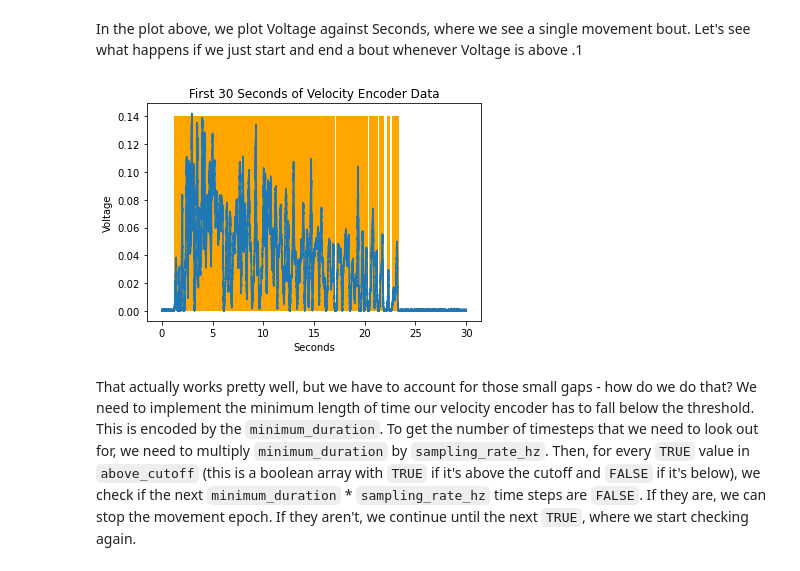
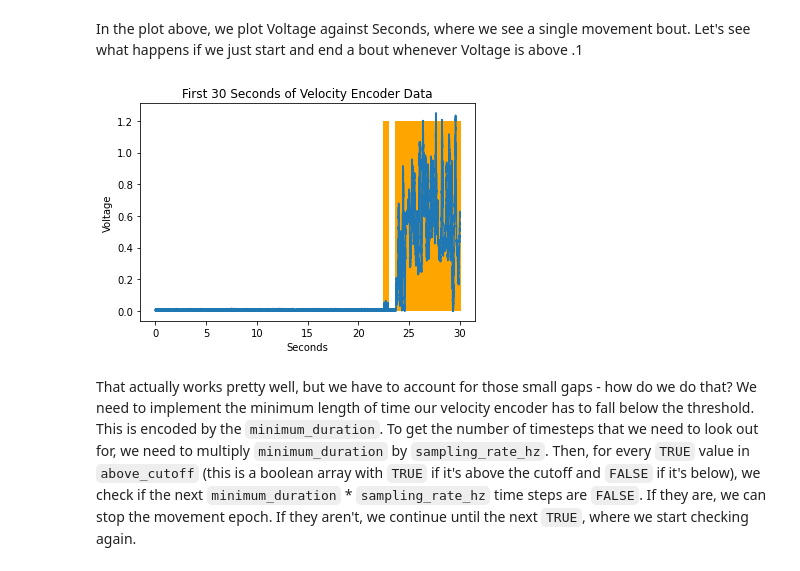
Before and after one commit to BevanLab/treadmill_analysis, a Jupyter notebook: Velocity Epochs Treadmill.ipynb, the cells around one changed output. Saved outputs shown, nothing was run; the diff lists cells and outputs as text; code cells hidden in the pictures.

```diff
--- a/Velocity Epochs Treadmill.ipynb
+++ b/Velocity Epochs Treadmill.ipynb
@@ -37,5 +43,5 @@ For analysis of each bout, we’ll want metrics generated for:
 # %%
-voltage_cutoff = .01
+voltage_cutoff = .02
 minumum_duration = 5
 # %% [markdown]
 # Import Data
@@ -45,0 +54,9 @@ data['Channel_05'] = -data['Channel_05']
+# %%
+
+abf = pyabf.ABF('C:\\A.DATA ANALYSIS\\TREADMILL - EXTENDED TRAINING\\WT - LIGHT\\DAY 4.abf')
+abf.setSweep(sweepNumber = 0, channel = 1)
+print(abf.sweepY) # displays sweep data (ADC)
+print(abf.sweepX) # displays sweep times (seconds)
+print(abf.sweepC) # displays command waveform (DAC)
+sweepY = -(np.array(abf.sweepY) - 25)
+sweepX = np.array(abf.sweepX)
@@ -52,5 +74,7 @@ dict
 # %% [markdown]
 Ok, looks our data is formatted as a dictionary, so what are the keys of this dictionary?
 # %%
-data.keys()
+ts_step = 0.0001
+sampling_rate_hz = int(1/ts_step)
+sampling_rate_hz
 # %% [output]
@@ -64,8 +88,8 @@ data['Channel_05_ts_step']
 # %% [output]
 array([[0.0001]])
 # %%
-sampling_rate_hz = int(1/data['Channel_05_ts_step'][0][0])
-data['Channel_05'][:sampling_rate_hz * 60].shape
+#sampling_rate_hz = int(1/data['Channel_05_ts_step'][0][0])
+#data['Channel_05'][:sampling_rate_hz * 60].shape
 # %% [output]
 (600000, 1)
 # %%
@@ -79,16 +104,17 @@ Text(12.25, 0.5, 'Voltage')
 In the plot above, we plot Voltage against Seconds, where we see a single movement bout. Let's see what happens if we just start and end a bout whenever Voltage is above .1
 # %%
 
-above_cutoff = data['Channel_05'] > voltage_cutoff
-plt.vlines(np.arange(sampling_rate_hz * 30)[above_cutoff[:sampling_rate_hz * 30].reshape(-1)]/sampling_rate_hz, ymin = 0, ymax= .14, color = 'orange')
-plt.plot(np.arange(sampling_rate_hz* 30)/sampling_rate_hz, np.abs(data['Channel_05'][:sampling_rate_hz * 30]))
+#above_cutoff = data['Channel_05'] > voltage_cutoff
+above_cutoff = sweepY > voltage_cutoff
+plt.vlines(np.arange(sampling_rate_hz * 30)[above_cutoff[:sampling_rate_hz * 30].reshape(-1)]/sampling_rate_hz, ymin = 0, ymax= 1.2, color = 'orange')
+plt.plot(np.arange(sampling_rate_hz* 30)/sampling_rate_hz, np.abs(sweepY[:sampling_rate_hz * 30]))
 plt.title('First 30 Seconds of Velocity Encoder Data')
 plt.xlabel('Seconds')
 plt.ylabel('Voltage')
 plt.savefig('example.png')
 plt.show()
 # %% [output]
-[figure, old version]
+[figure, new version]
 # %% [markdown]
 That actually works pretty well, but we have to account for those small gaps - how do we do that? We need to implement the minimum length of time our velocity encoder has to fall below the threshold. This is encoded by the `minimum_duration`. To get the number of timesteps that we need to look out for, we need to multiply `minimum_duration` by `sampling_rate_hz`. Then, for every `TRUE` value in `above_cutoff` (this is a boolean array with `TRUE` if it's above the cutoff and `FALSE` if it's below), we check if the next `minimum_duration` * `sampling_rate_hz` time steps are `FALSE`. If they are, we can stop the movement epoch. If they aren't, we continue until the next `TRUE`, where we start checking again.
 # %%
```
Also changed, not shown: parts of 14 cells of this notebook.
